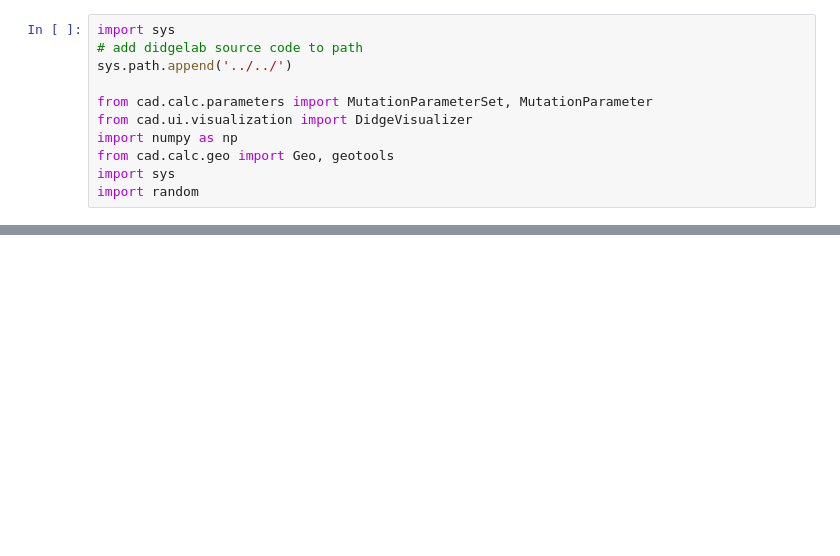
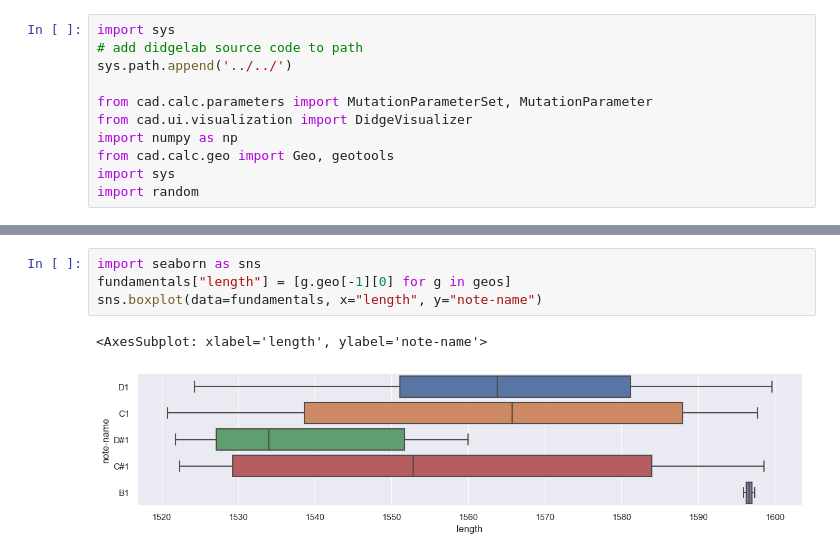
Before and after one commit to jnehring/didge-lab, a Jupyter notebook: src/experiments/make_shapes/SintraShape.ipynb, the cells around one changed output, grey strips where cells are left out. Drawn from its saved outputs; the diff is of its cells as text; blank space fills up the shorter version.

```diff
--- a/src/experiments/make_shapes/SintraShape.ipynb
+++ b/src/experiments/make_shapes/SintraShape.ipynb
@@ -61,0 +88,7 @@ geo.geo
+# %%
+import seaborn as sns
+fundamentals["length"] = [g.geo[-1][0] for g in geos]
+sns.boxplot(data=fundamentals, x="length", y="note-name")
+# %% [output]
+<AxesSubplot: xlabel='length', ylabel='note-name'>
+[figure, added]
```
Also changed, not shown: parts of 7 cells of this notebook, 4 other files.
